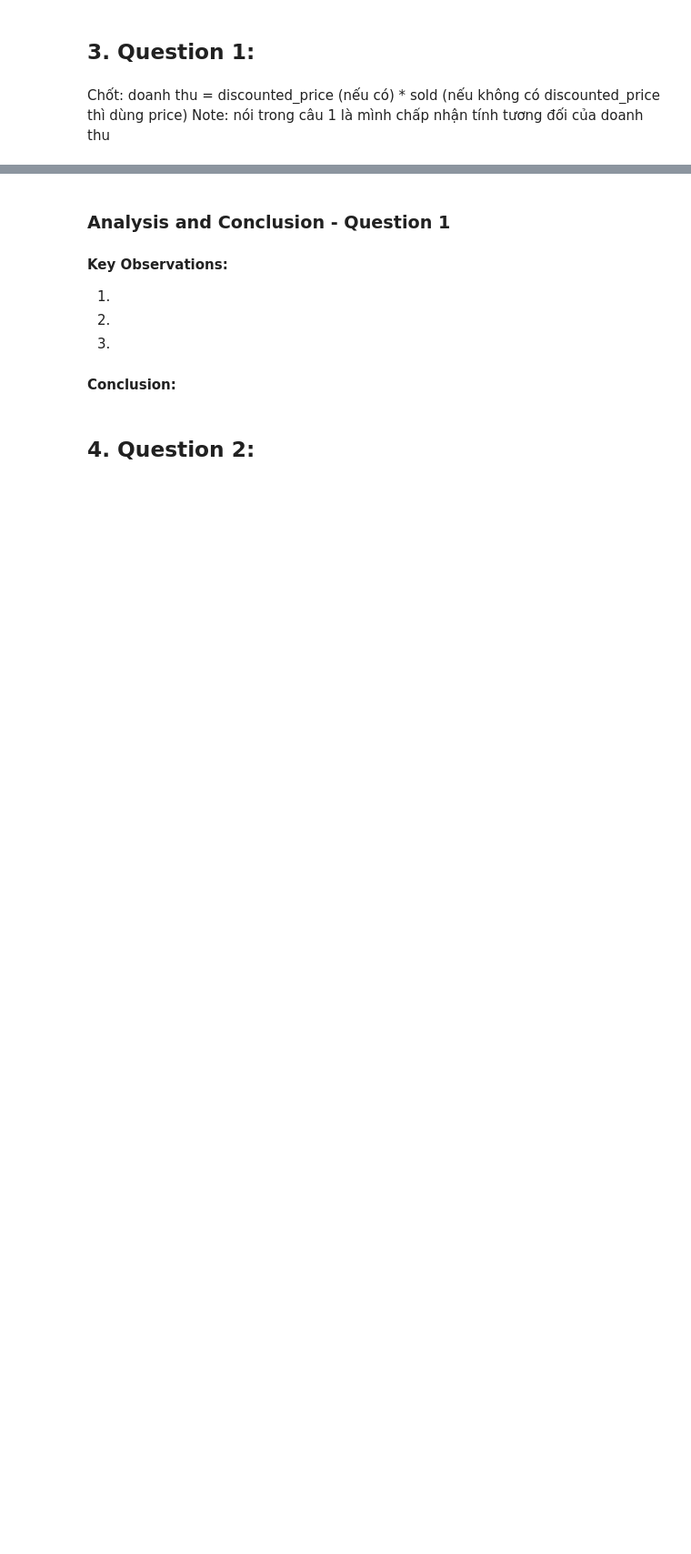
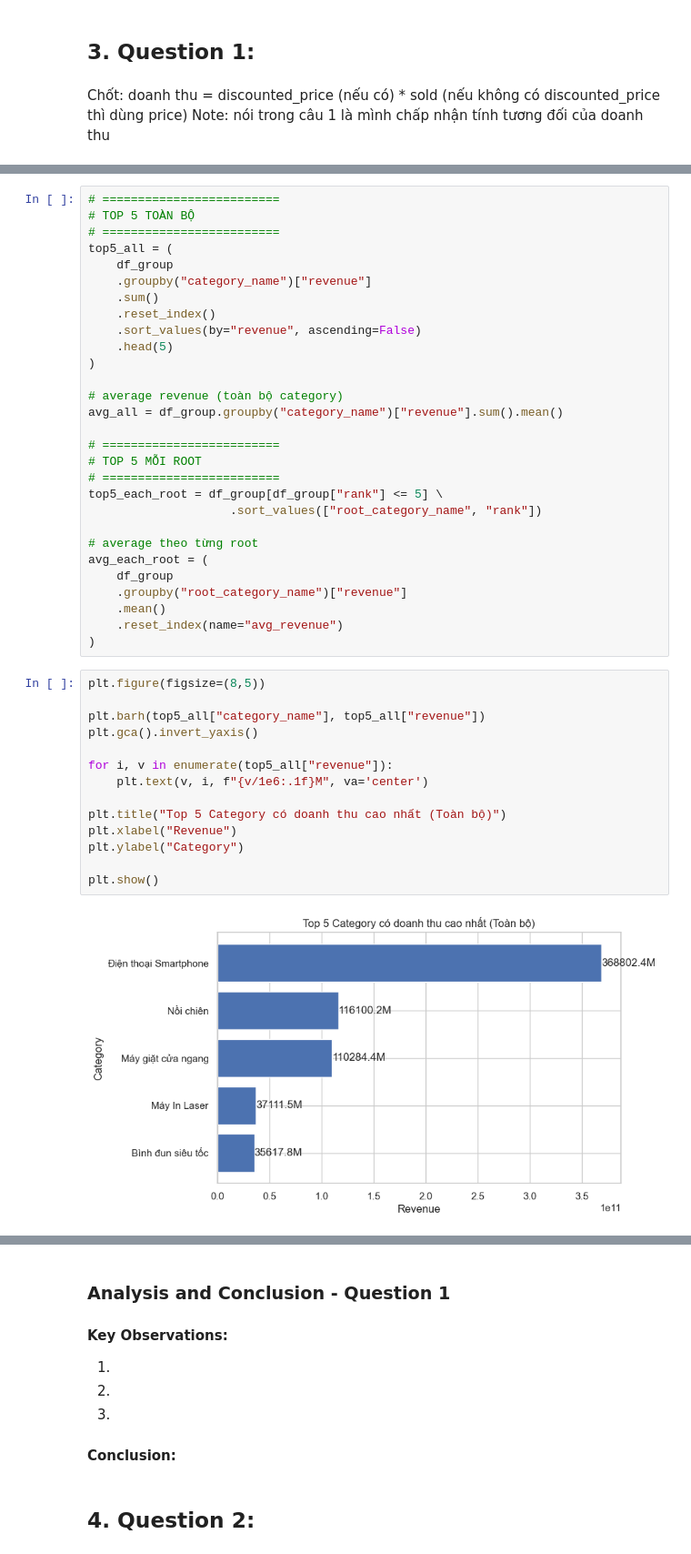
Before and after one commit to phuongth05/DV_LAB01, a Jupyter notebook: groups/phuong.ipynb, the cells around one changed output, grey strips where cells are left out. Shown at 91% size. Cells and saved outputs as stored; diff of their text form; blank space fills up the shorter version.

```diff
--- a/groups/phuong.ipynb
+++ b/groups/phuong.ipynb
@@ -387,0 +250,45 @@ KeyError: 'category_name_clean'
+# %%
+# =========================
+# TOP 5 TOÀN BỘ
+# =========================
+top5_all = (
+    df_group
+    .groupby("category_name")["revenue"]
+    .sum()
+    .reset_index()
+    .sort_values(by="revenue", ascending=False)
+    .head(5)
+)
+
+# average revenue (toàn bộ category)
+avg_all = df_group.groupby("category_name")["revenue"].sum().mean()
+
+# =========================
+# TOP 5 MỖI ROOT
+# =========================
+top5_each_root = df_group[df_group["rank"] <= 5] \
+                    .sort_values(["root_category_name", "rank"])
+
+# average theo từng root
+avg_each_root = (
+    df_group
+    .groupby("root_category_name")["revenue"]
+    .mean()
+    .reset_index(name="avg_revenue")
+)
+# %%
+plt.figure(figsize=(8,5))
+
+plt.barh(top5_all["category_name"], top5_all["revenue"])
+plt.gca().invert_yaxis()
+
+for i, v in enumerate(top5_all["revenue"]):
+    plt.text(v, i, f"{v/1e6:.1f}M", va='center')
+
+plt.title("Top 5 Category có doanh thu cao nhất (Toàn bộ)")
+plt.xlabel("Revenue")
+plt.ylabel("Category")
+
+plt.show()
+# %% [output]
+[figure, added]
```
Also changed, not shown: parts of 23 cells of this notebook, 9 other files.
